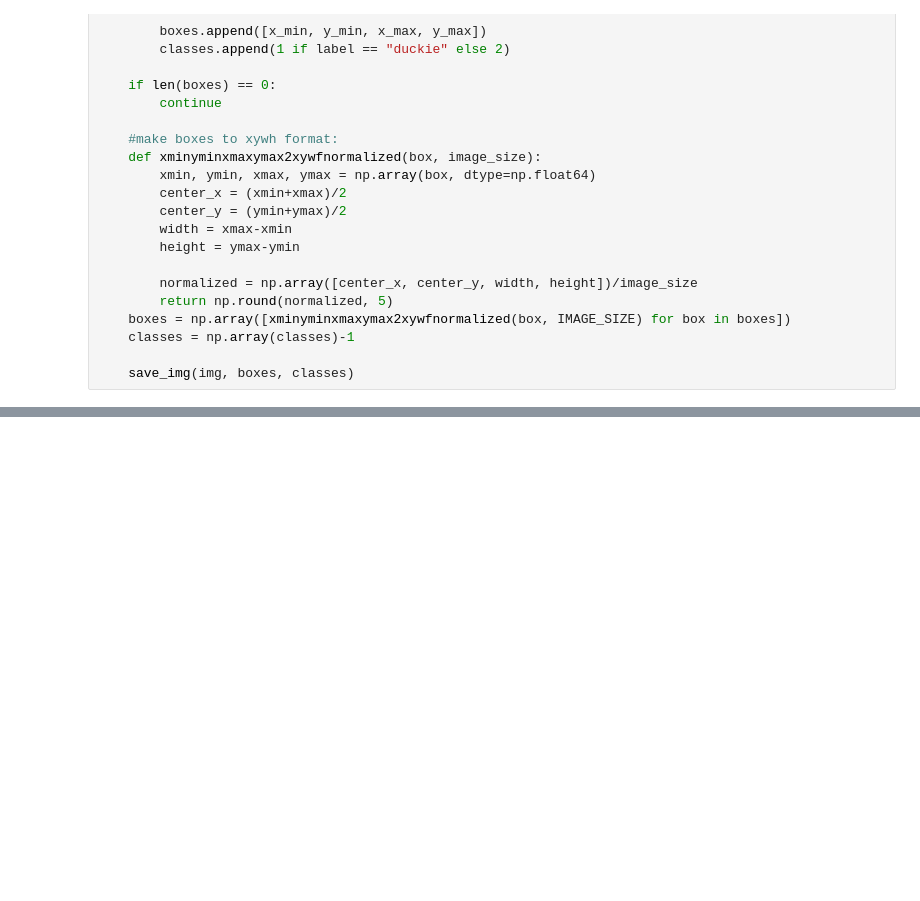
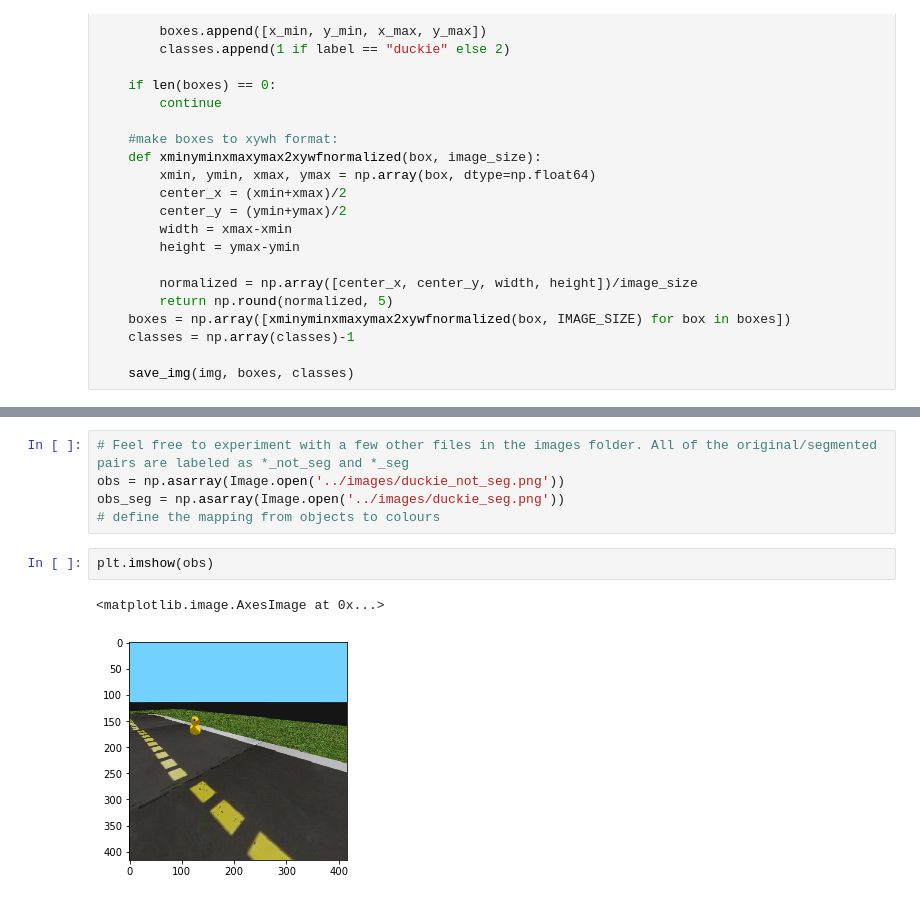
Before and after one commit to olivier-2018/dt-exercises, a Jupyter notebook: mooc-object-detection/solution/02-Setup-Data-Collection/setup.ipynb, the cells around one changed output, grey strips where cells are left out. Saved outputs shown, nothing was run; the diff lists cells and outputs as text; blank space fills up the shorter version.

```diff
--- a/mooc-object-detection/solution/02-Setup-Data-Collection/setup.ipynb
+++ b/mooc-object-detection/solution/02-Setup-Data-Collection/setup.ipynb
@@ -276,0 +262,10 @@ TODO: insert function definition
+# %%
+# Feel free to experiment with a few other files in the images folder. All of the original/segmented pairs are labeled as *_not_seg and *_seg
+obs = np.asarray(Image.open('../images/duckie_not_seg.png'))
+obs_seg = np.asarray(Image.open('../images/duckie_seg.png'))
+# define the mapping from objects to colours
+# %%
+plt.imshow(obs)
+# %% [output]
+<matplotlib.image.AxesImage at 0x...>
+[figure, added]
```
Also changed, not shown: parts of 17 cells of this notebook, 5 other files.
